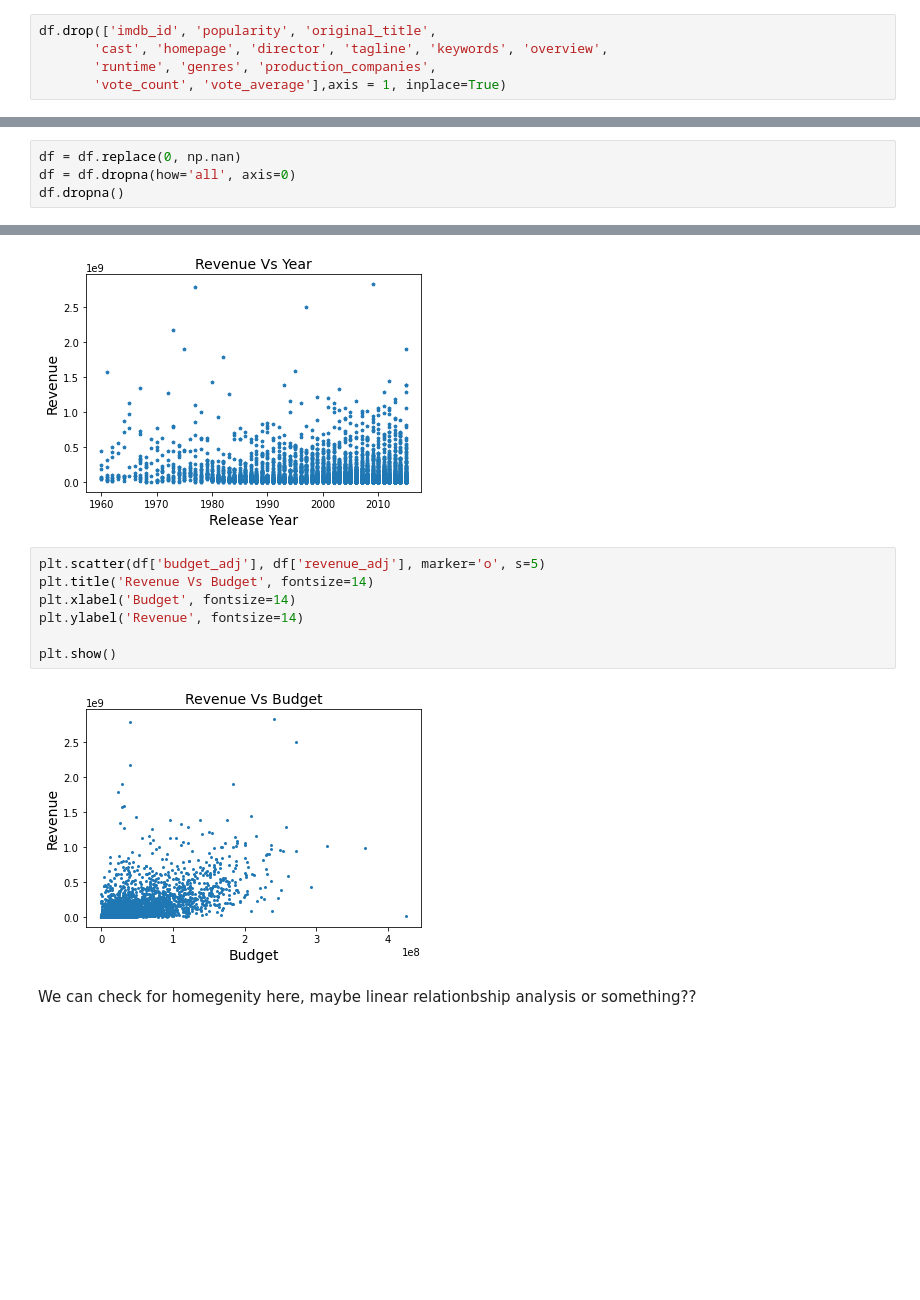
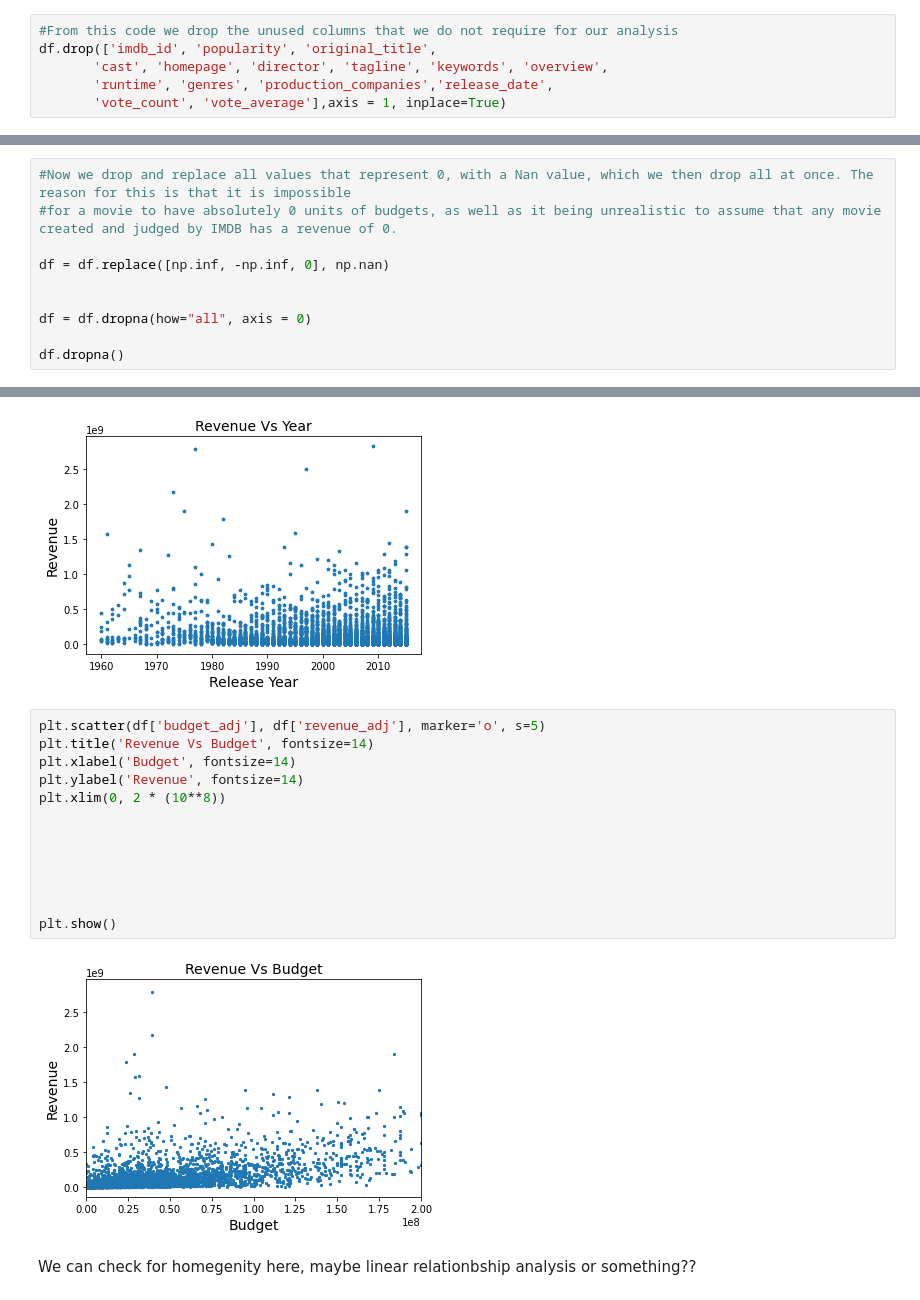
Before and after one commit to sebastian122H/Rasselbande, a Jupyter notebook: Python_for_Data_Science_Die_Rasselbande.ipynb, the cells around one changed output, grey strips where cells are left out. Saved outputs shown, nothing was run; the diff lists cells and outputs as text; blank space fills up the shorter version.

```diff
--- a/Python_for_Data_Science_Die_Rasselbande.ipynb
+++ b/Python_for_Data_Science_Die_Rasselbande.ipynb
@@ -36,5 +44,6 @@ Index(['id', 'imdb_id', 'popularity', 'budget', 'revenue', 'original_title',
 # %%
+#From this code we drop the unused columns that we do not require for our analysis
 df.drop(['imdb_id', 'popularity', 'original_title',
        'cast', 'homepage', 'director', 'tagline', 'keywords', 'overview',
-       'runtime', 'genres', 'production_companies',
+       'runtime', 'genres', 'production_companies','release_date',
        'vote_count', 'vote_average'],axis = 1, inplace=True)
@@ -68,4 +49,0 @@ df
-# %%
-df = df.replace(0, np.nan)
-df = df.dropna(how='all', axis=0)
-df.dropna()
@@ -85,0 +78,10 @@ df.dropna()
+# %%
+#Now we drop and replace all values that represent 0, with a Nan value, which we then drop all at once. The reason for this is that it is impossible
+#for a movie to have absolutely 0 units of budgets, as well as it being unrealistic to assume that any movie created and judged by IMDB has a revenue of 0.
+
+df = df.replace([np.inf, -np.inf, 0], np.nan)
+
+
+df = df.dropna(how="all", axis = 0)
+
+df.dropna()
@@ -159,12 +178,18 @@ plt.show()
 # %%
 plt.scatter(df['budget_adj'], df['revenue_adj'], marker='o', s=5)
 plt.title('Revenue Vs Budget', fontsize=14)
 plt.xlabel('Budget', fontsize=14)
 plt.ylabel('Revenue', fontsize=14)
+plt.xlim(0, 2 * (10**8))
+
+
+
+
+
 
 plt.show()
 # %% [output]
-[figure, old version]
+[figure, new version]
 # %% [markdown]
 We can check for homegenity here, maybe linear relationbship analysis or something??
 # %%
```
Also changed, not shown: parts of 22 cells of this notebook.
